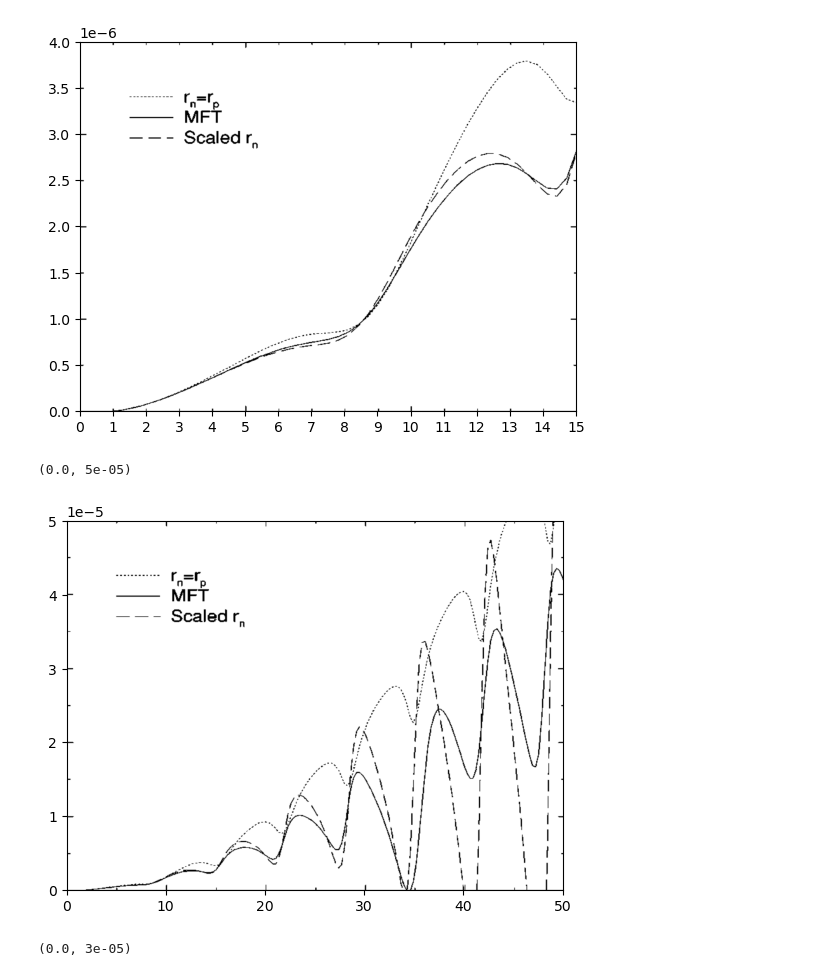
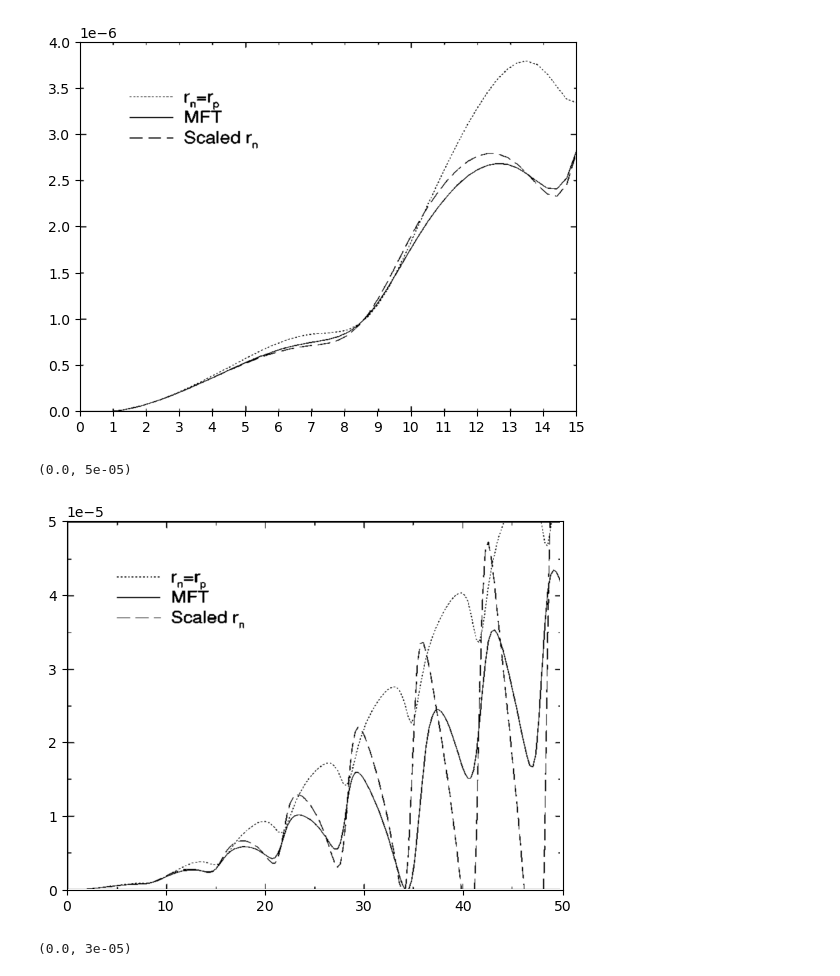
Before and after one commit to Partynumbers42/phasr, a Jupyter notebook: AsymmetryTest.ipynb, the cells around one changed output. Cells and saved outputs as stored; diff of their text form; code cells hidden in the pictures.

```diff
--- a/AsymmetryTest.ipynb
+++ b/AsymmetryTest.ipynb
@@ -522,14 +592,14 @@ plt.ylim(0,4e-6)
 # %%
 img = plt.imread("../data_electronscattering/Pb208_ACP_ref2.png")
 #plt.figure(figsize=(10,10))
-plt.imshow(img, extent=[0,50,0, 5e-5],aspect='auto')
+plt.imshow(img, extent=[0.1,49.6,0.02e-5, 4.98e-5],aspect='auto')
 #
 plt.xlim(0,50)
 plt.ylim(0,5e-5)
 #plt.legend()
 # %% [output]
 (0.0, 5e-05)
-[figure, old version]
+[figure, new version]
 # %%
 img = plt.imread("../data_electronscattering/Pb208_ACP_ref3.png")
 #plt.figure(figsize=(10,10))
```
Also changed, not shown: parts of 24 cells of this notebook, 3 other files.
